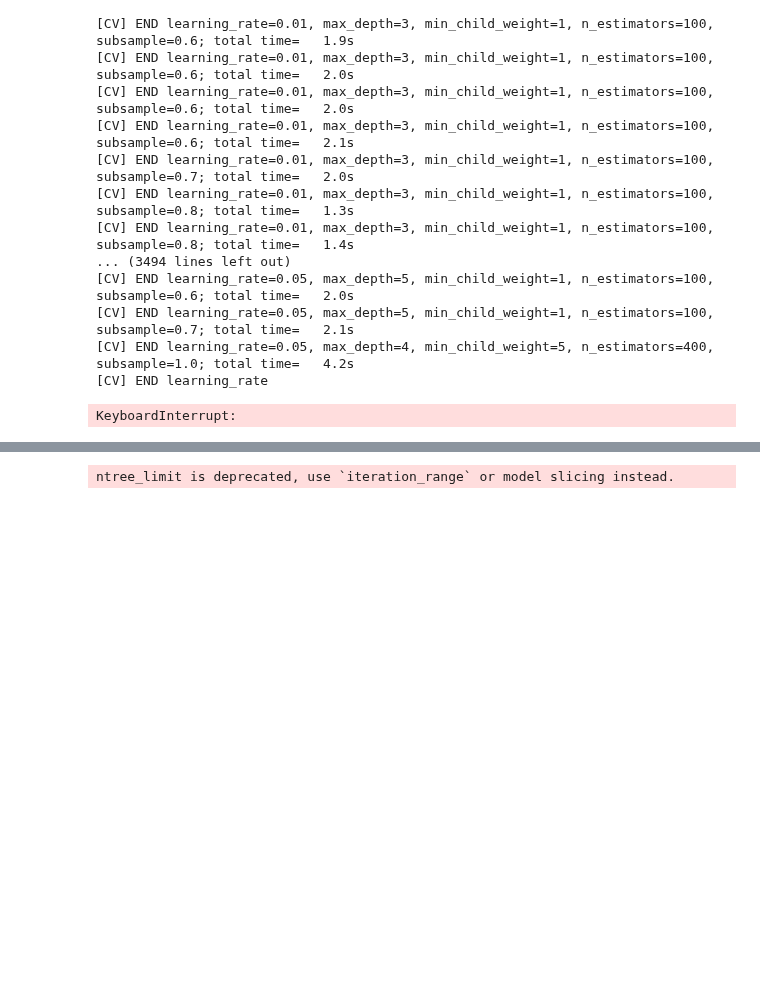
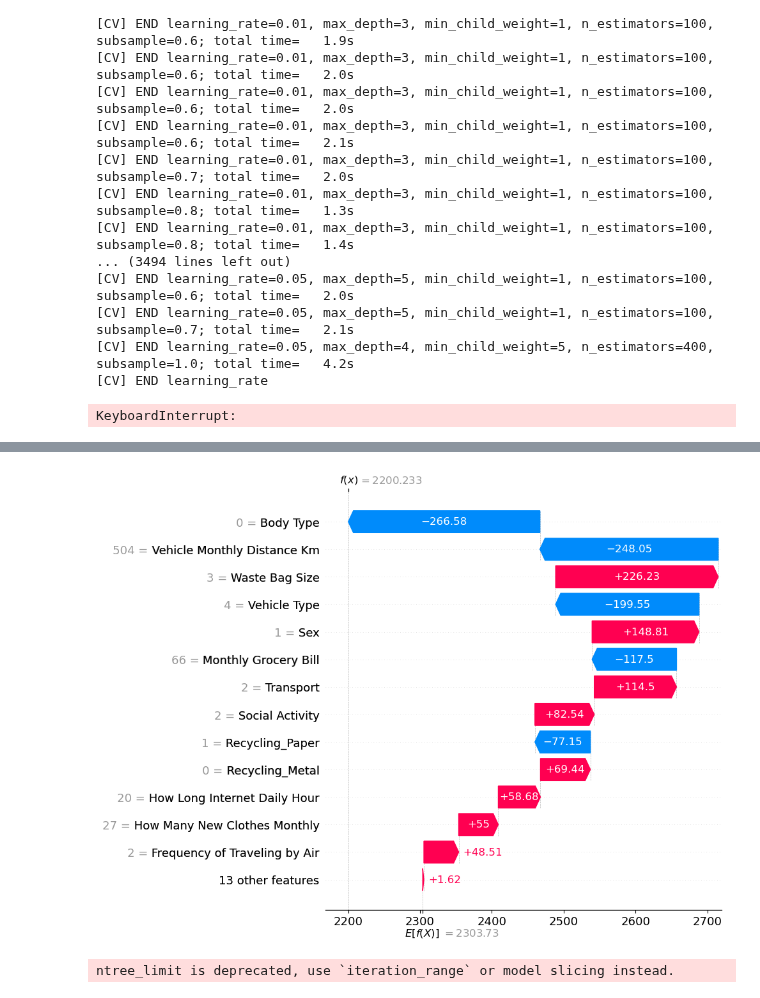
Before and after one commit to kayvinsoo7/HAALSI_work, a Jupyter notebook: mdscan-master/carbon/carbon_emissions.ipynb, the cells around one changed output, grey strips where cells are left out. Drawn from its saved outputs; the diff is of its cells as text; code cells hidden in the pictures; blank space fills up the shorter version.

```diff
--- a/mdscan-master/carbon/carbon_emissions.ipynb
+++ b/mdscan-master/carbon/carbon_emissions.ipynb
@@ -855,3 +894,7 @@ No data for colormapping provided via 'c'. Parameters 'vmin', 'vmax' will be ign
+# %%
+shap.plots.waterfall(shap_values[2], max_display=14)
+# %% [output]
+[figure, added]
 # %%
 # explain the model's predictions using SHAP values
 explainer_local = shap.TreeExplainer(xg_reg)
```
Also changed, not shown: parts of 16 cells of this notebook.
